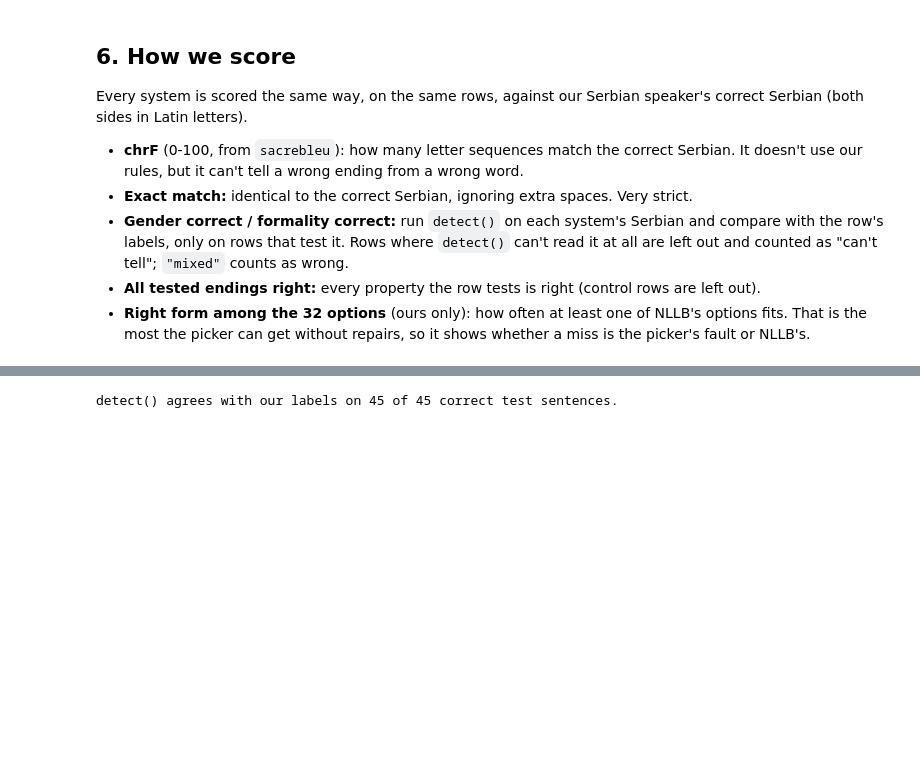
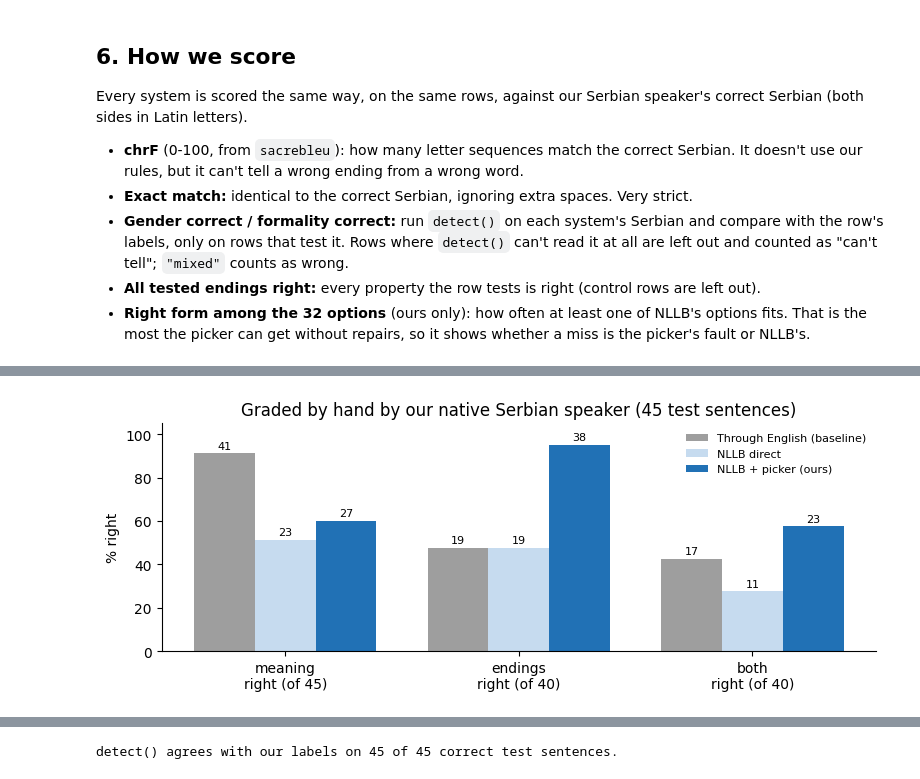
Before and after one commit to proelium27/veritas-ai-hackathon, a Jupyter notebook: notebook/model.ipynb, the cells around one changed output, grey strips where cells are left out. Drawn from its saved outputs; the diff is of its cells as text; code cells hidden in the pictures; blank space fills up the shorter version.

```diff
--- a/notebook/model.ipynb
+++ b/notebook/model.ipynb
@@ -1314,0 +1398,21 @@ practice rows scored: 15 | test rows scored: 45
+# %%
+# One chart: the three hand-graded scores for each system, as % (the count is on each bar).
+measures = list(human_table.columns[:3])           # meaning, endings, both right
+fig, ax = plt.subplots(figsize=(8, 3.2))
+width = 0.26
+colors = ["#9e9e9e", "#c6dbef", "#2171b5"]          # baseline grey, NLLB direct light blue, ours dark blue
+for k, (name, color) in enumerate(zip(human_table.index, colors)):
+    counts = [human_table.loc[name, m] for m in measures]
+    percents = [100 * int(c.split("/")[0]) / int(c.split("/")[1]) for c in counts]
+    bars = ax.bar(np.arange(len(measures)) + (k - 1) * width, percents, width, label=name, color=color)
+    ax.bar_label(bars, labels=[c.split("/")[0] for c in counts], fontsize=8, padding=2)
+ax.set_xticks(np.arange(len(measures)), [m.replace(" right", "\nright") for m in measures])
+ax.set_ylabel("% right")
+ax.set_ylim(0, 105)
+ax.set_title("Graded by hand by our native Serbian speaker (45 test sentences)")
+ax.legend(fontsize=8, loc="upper right", frameon=False)
+ax.spines[["top", "right"]].set_visible(False)
+plt.tight_layout()
+plt.show()
+# %% [output]
+[figure, added]
```
Also changed, not shown: parts of 13 cells of this notebook, 5 other files.
